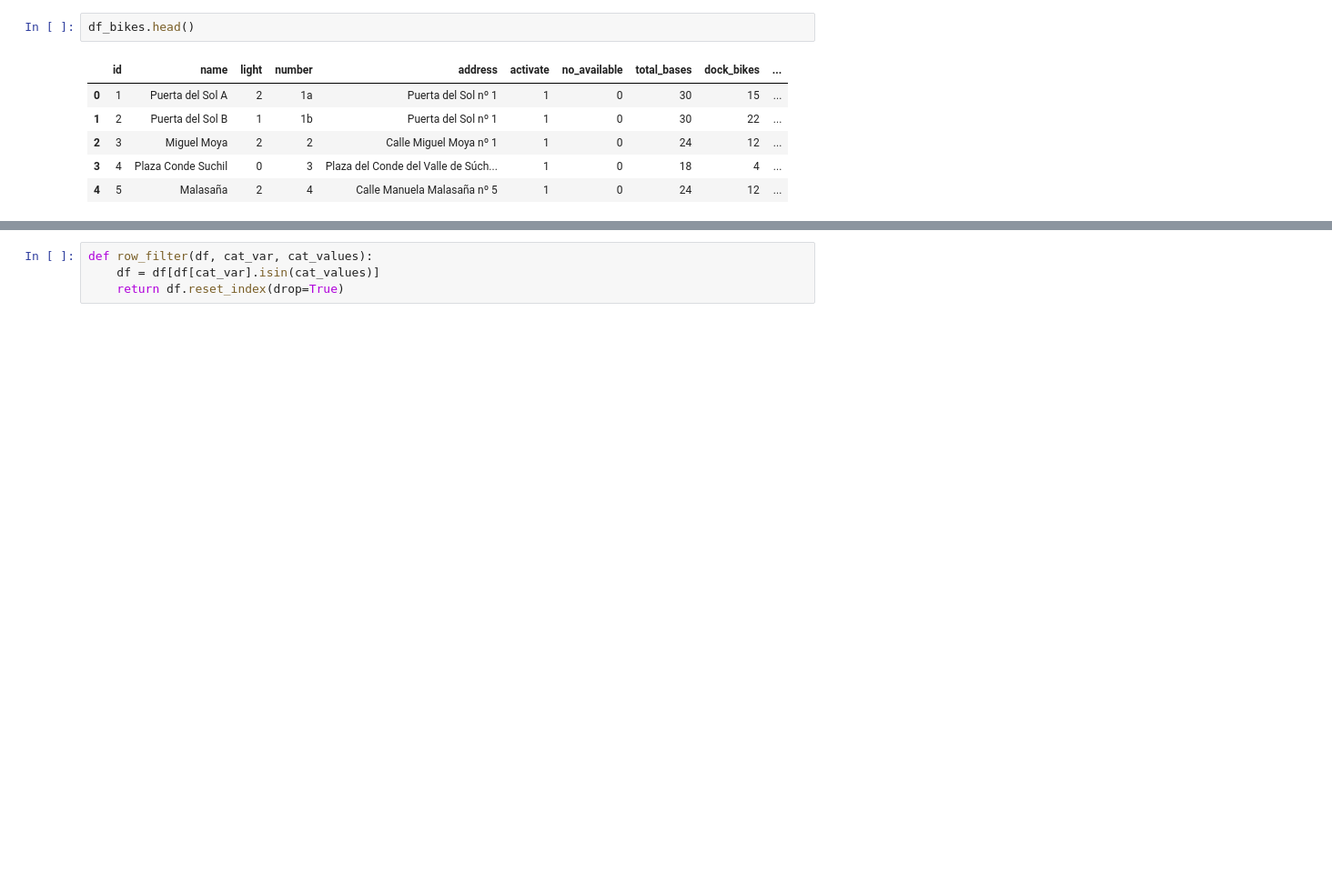
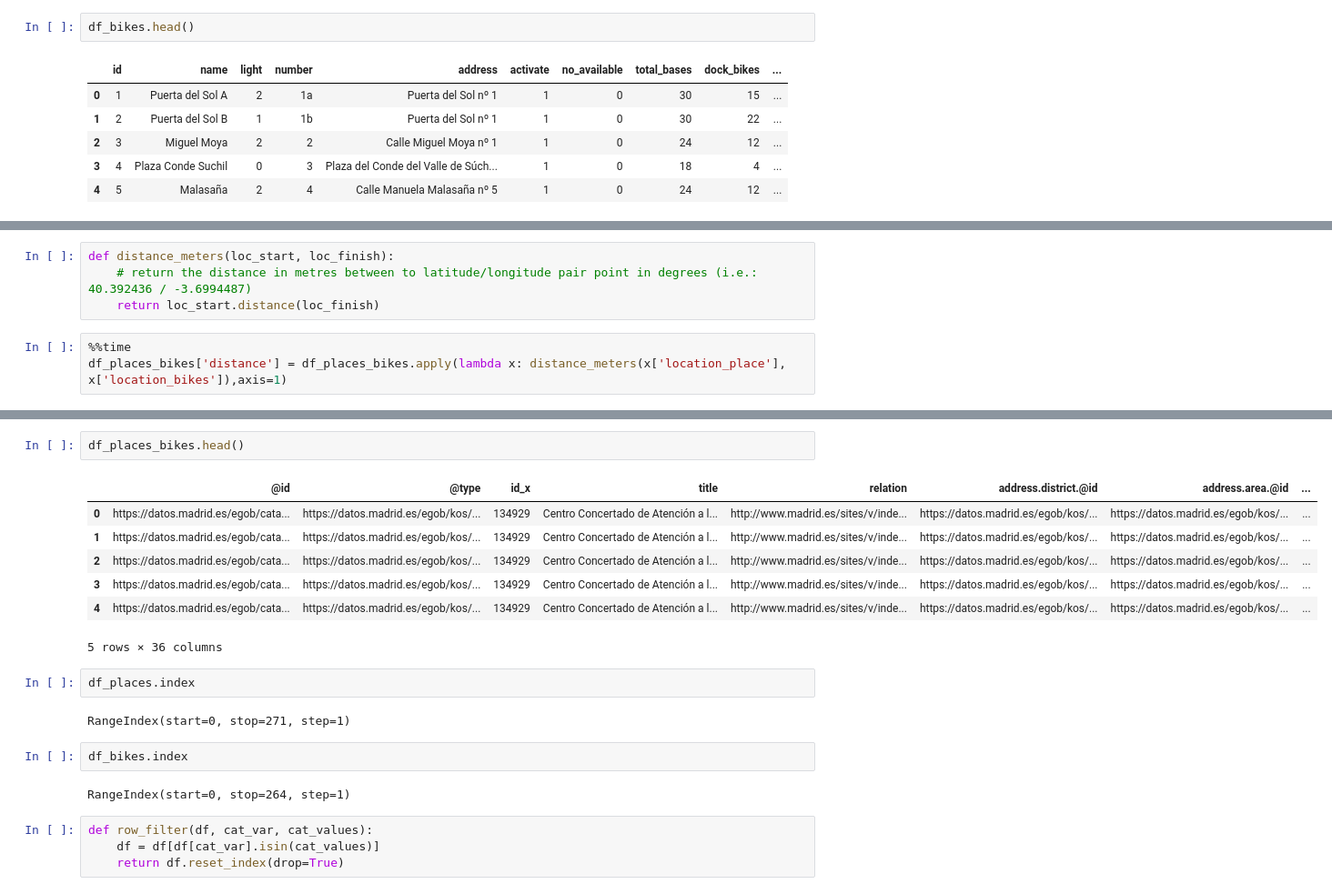
Before and after one commit to GNavarro-DA/ih_datamadpt1121_project_m1, a Jupyter notebook: notebooks/notebook_project1.ipynb, the cells around one changed output, grey strips where cells are left out. Shown at 91% size. Drawn from its saved outputs; the diff is of its cells as text; blank space fills up the shorter version.

```diff
--- a/notebooks/notebook_project1.ipynb
+++ b/notebooks/notebook_project1.ipynb
@@ -100,3 +147,10 @@ df_bikes.head()
 * Given that coordinates, create a new column in df_bikes for each coordenate (to make it easier to operate)
 * Given that columns, introduce it into a function (apply lambda) to assess the distance between coordinates of the place of interest and each bike station. Store the distance in a new column
 * Order the Dataframe based on the new column of distances and return the lowest distance location.
+# %%
+def distance_meters(loc_start, loc_finish):
+    # return the distance in metres between to latitude/longitude pair point in degrees (i.e.: 40.392436 / -3.6994487)
+    return loc_start.distance(loc_finish)
+# %%
+%%time
+df_places_bikes['distance'] = df_places_bikes.apply(lambda x: distance_meters(x['location_place'], x['location_bikes']),axis=1)
@@ -103,3 +160,21 @@ df_bikes.head()
+# %%
+df_places_bikes.head()
+# %% [output]
+|  | @id | @type | id_x | title | relation | address.district.@id | address.area.@id | ... |
+| 0 | https://datos.madrid.es/egob/cata... | https://datos.madrid.es/egob/kos/... | 134929 | Centro Concertado de Atención a l... | http://www.madrid.es/sites/v/inde... | https://datos.madrid.es/egob/kos/... | https://datos.madrid.es/egob/kos/... | ... |
+| 1 | https://datos.madrid.es/egob/cata... | https://datos.madrid.es/egob/kos/... | 134929 | Centro Concertado de Atención a l... | http://www.madrid.es/sites/v/inde... | https://datos.madrid.es/egob/kos/... | https://datos.madrid.es/egob/kos/... | ... |
+| 2 | https://datos.madrid.es/egob/cata... | https://datos.madrid.es/egob/kos/... | 134929 | Centro Concertado de Atención a l... | http://www.madrid.es/sites/v/inde... | https://datos.madrid.es/egob/kos/... | https://datos.madrid.es/egob/kos/... | ... |
+| 3 | https://datos.madrid.es/egob/cata... | https://datos.madrid.es/egob/kos/... | 134929 | Centro Concertado de Atención a l... | http://www.madrid.es/sites/v/inde... | https://datos.madrid.es/egob/kos/... | https://datos.madrid.es/egob/kos/... | ... |
+| 4 | https://datos.madrid.es/egob/cata... | https://datos.madrid.es/egob/kos/... | 134929 | Centro Concertado de Atención a l... | http://www.madrid.es/sites/v/inde... | https://datos.madrid.es/egob/kos/... | https://datos.madrid.es/egob/kos/... | ... |
+5 rows × 36 columns
+# %%
+df_places.index
+# %% [output]
+RangeIndex(start=0, stop=271, step=1)
+# %%
+df_bikes.index
+# %% [output]
+RangeIndex(start=0, stop=264, step=1)
 # %%
 def row_filter(df, cat_var, cat_values):
     df = df[df[cat_var].isin(cat_values)]
```
Also changed, not shown: parts of 16 cells of this notebook, 1 other file.
